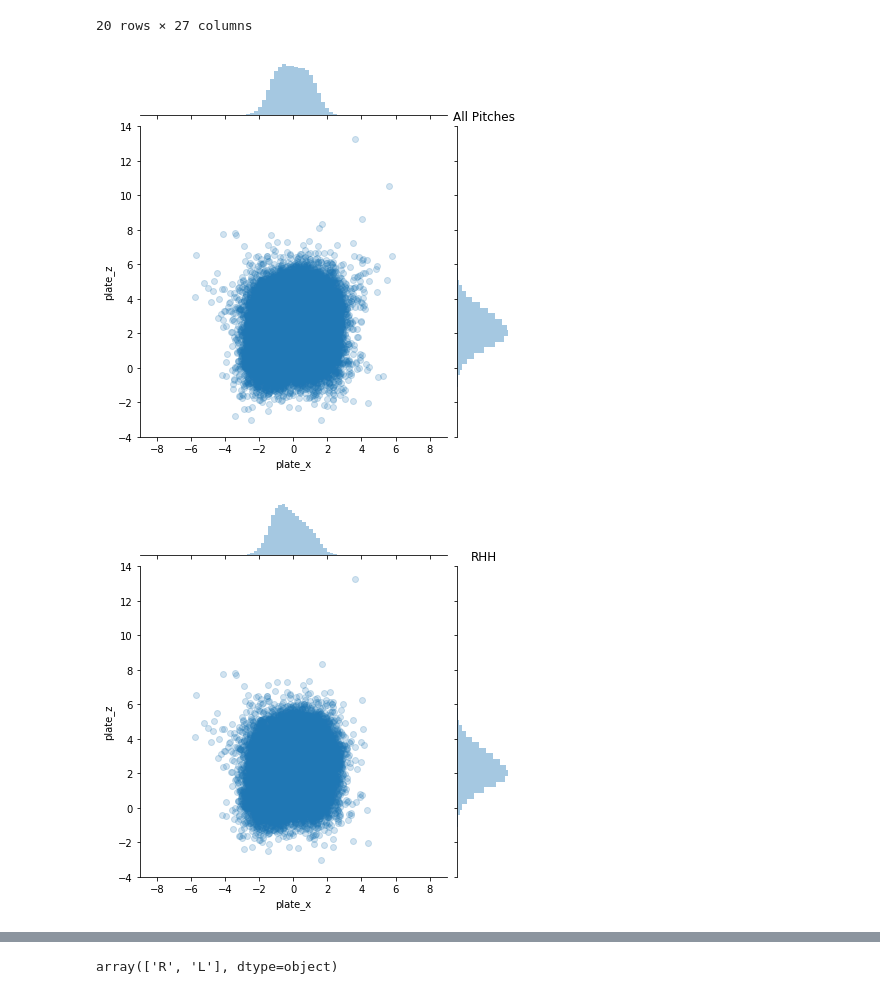
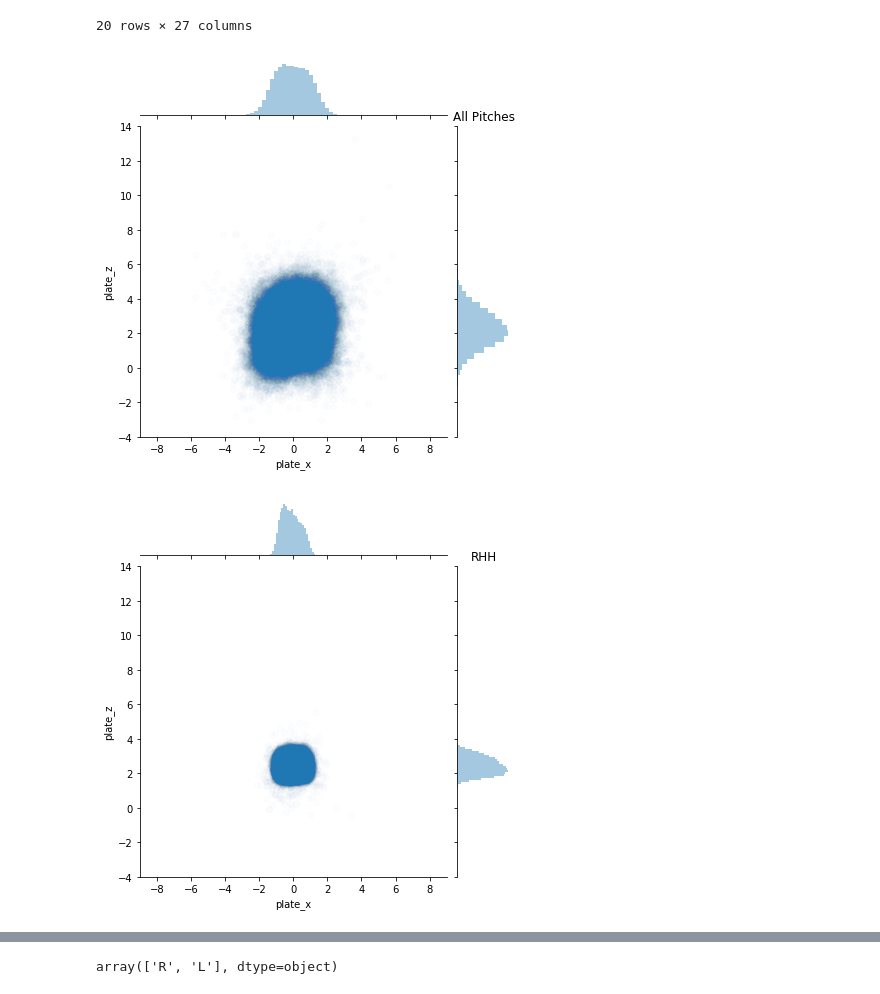
Before and after one commit to dan-goldberg/interviews, a Jupyter notebook: tbj/tbj_question1.ipynb, the cells around one changed output, grey strips where cells are left out. Drawn from its saved outputs; the diff is of its cells as text; code cells hidden in the pictures.

```diff
--- a/tbj/tbj_question1.ipynb
+++ b/tbj/tbj_question1.ipynb
@@ -62,15 +62,15 @@ called_pitches.sample(20)
 | 312730 | 496 | D02E5831-AA13-4E9A-9C66-FC9BA2D273B8 | 141 | 1 | 1 | 2 | 172838 | R | ... |
 20 rows × 27 columns
 # %%
-sns.jointplot("plate_x","plate_z",data=called_pitches,xlim=[-9,9],ylim=[-4,14],alpha=0.2)
+sns.jointplot("plate_x","plate_z",data=called_pitches,xlim=[-9,9],ylim=[-4,14],alpha=0.01)
 plt.title('All Pitches')
 plt.show()
-sns.jointplot("plate_x","plate_z",data=called_pitches[called_pitches['batside'] == 'R'],xlim=[-9,9],ylim=[-4,14],alpha=0.2)
+sns.jointplot("plate_x","plate_z",data=called_pitches[(called_pitches['batside'] == 'R') & (called_pitches['calledstrike'] == 1)],xlim=[-9,9],ylim=[-4,14],alpha=0.01)
 plt.title('RHH')
 plt.show()
-sns.jointplot("plate_x","plate_z",data=called_pitches[called_pitches['batside'] == 'L'],xlim=[-9,9],ylim=[-4,14],alpha=0.2)
+sns.jointplot("plate_x","plate_z",data=called_pitches[(called_pitches['batside'] == 'L') & (called_pitches['calledstrike'] == 1)],xlim=[-9,9],ylim=[-4,14],alpha=0.01)
 plt.title('LHH')
 plt.show()
 # %% [output]
-[figure, old version]
+[figure, new version]
-[figure, old version]
+[figure, new version]
```
Also changed, not shown: parts of 4 cells of this notebook, 5 other files.
